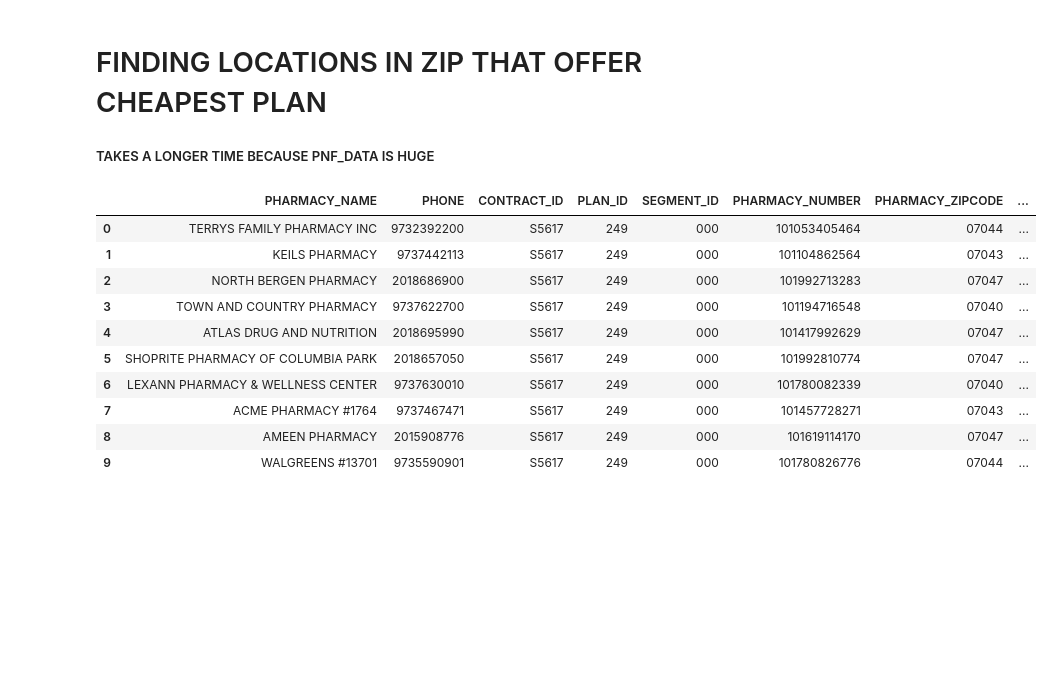
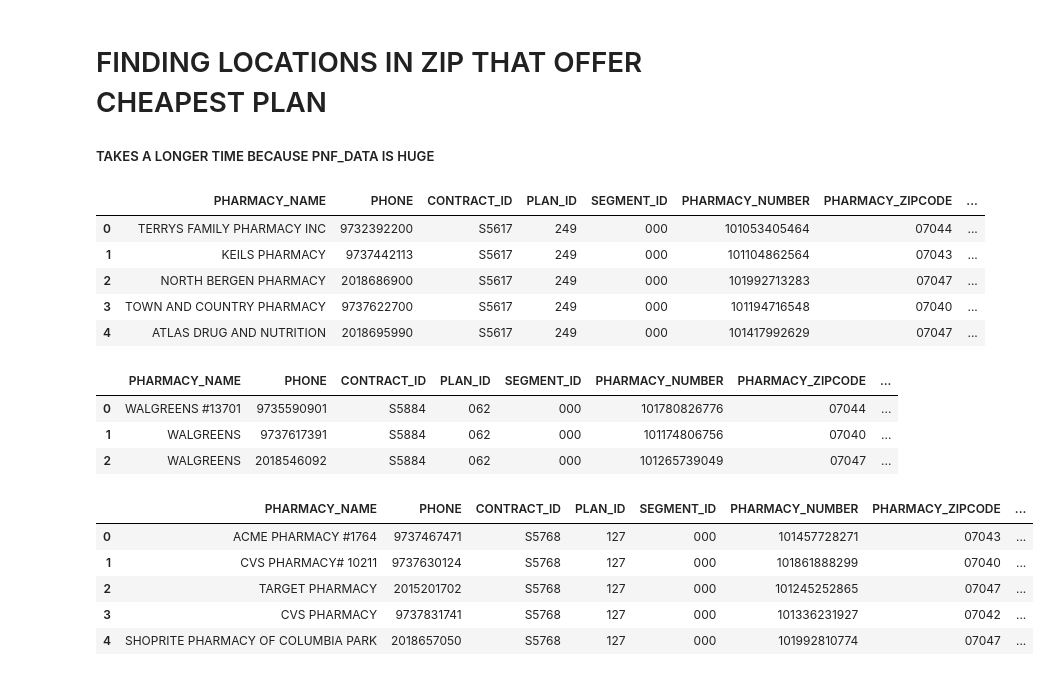
Before and after one commit to khayyamsaleem/medaccess, a Jupyter notebook: src/PDP_FINDER.ipynb, the cells around one changed output. Drawn from its saved outputs; the diff is of its cells as text; code cells hidden in the pictures; blank space fills up the shorter version.

```diff
--- a/src/PDP_FINDER.ipynb
+++ b/src/PDP_FINDER.ipynb
@@ -244,24 +244,30 @@ with pd.option_context('display.max_rows', None, 'display.max_columns', 22):
 # FINDING LOCATIONS IN ZIP THAT OFFER CHEAPEST PLAN
 ##### TAKES A LONGER TIME BECAUSE PNF_DATA IS HUGE
 # %%
-pd.read_sql("select NCPDP.PHARMACY_NAME, NCPDP.PHONE, PNF_DATA.* \
-             from NCPDP, PNF_DATA\
-             where PNF_DATA.CONTRACT_ID='"+out.iloc[0].CONTRACT_ID+"' and \
-                   cast(PNF_DATA.PLAN_ID as integer)="+str(out.iloc[0].PLAN_ID)+" and \
-                   cast(PNF_DATA.SEGMENT_ID as integer)="+str(out.iloc[0].SEGMENT_ID)+" and \
-                   PNF_DATA.PREFERRED_STATUS_RETAIL='Y' and \
-                   PNF_DATA.PHARMACY_ZIPCODE like '"+user_zip[:-1]+"%' and \
-                   NCPDP.NPI is substr(PNF_DATA.PHARMACY_NUMBER,3) \
-             limit 10",conn)
+for i in range(3):
+    display(pd.read_sql("select NCPDP.PHARMACY_NAME, NCPDP.PHONE, PNF_DATA.* \
+                 from NCPDP, PNF_DATA\
+                 where PNF_DATA.CONTRACT_ID='"+out.iloc[i].CONTRACT_ID+"' and \
+                       cast(PNF_DATA.PLAN_ID as integer)="+str(out.iloc[i].PLAN_ID)+" and \
+                       cast(PNF_DATA.SEGMENT_ID as integer)="+str(out.iloc[i].SEGMENT_ID)+" and \
+                       PNF_DATA.PREFERRED_STATUS_RETAIL='Y' and \
+                       PNF_DATA.PHARMACY_ZIPCODE like '"+user_zip[:-1]+"%' and \
+                       NCPDP.NPI is substr(PNF_DATA.PHARMACY_NUMBER,3) \
+                 limit 5",conn))
 # %% [output]
 |  | PHARMACY_NAME | PHONE | CONTRACT_ID | PLAN_ID | SEGMENT_ID | PHARMACY_NUMBER | PHARMACY_ZIPCODE | ... |
 | 0 | TERRYS FAMILY PHARMACY INC | 9732392200 | S5617 | 249 | 000 | 101053405464 | 07044 | ... |
 | 1 | KEILS PHARMACY | 9737442113 | S5617 | 249 | 000 | 101104862564 | 07043 | ... |
 | 2 | NORTH BERGEN PHARMACY | 2018686900 | S5617 | 249 | 000 | 101992713283 | 07047 | ... |
 | 3 | TOWN AND COUNTRY PHARMACY | 9737622700 | S5617 | 249 | 000 | 101194716548 | 07040 | ... |
 | 4 | ATLAS DRUG AND NUTRITION | 2018695990 | S5617 | 249 | 000 | 101417992629 | 07047 | ... |
-| 5 | SHOPRITE PHARMACY OF COLUMBIA PARK | 2018657050 | S5617 | 249 | 000 | 101992810774 | 07047 | ... |
-| 6 | LEXANN PHARMACY & WELLNESS CENTER | 9737630010 | S5617 | 249 | 000 | 101780082339 | 07040 | ... |
-| 7 | ACME PHARMACY #1764 | 9737467471 | S5617 | 249 | 000 | 101457728271 | 07043 | ... |
-| 8 | AMEEN PHARMACY | 2015908776 | S5617 | 249 | 000 | 101619114170 | 07047 | ... |
-| 9 | WALGREENS #13701 | 9735590901 | S5617 | 249 | 000 | 101780826776 | 07044 | ... |
+|  | PHARMACY_NAME | PHONE | CONTRACT_ID | PLAN_ID | SEGMENT_ID | PHARMACY_NUMBER | PHARMACY_ZIPCODE | ... |
+| 0 | WALGREENS #13701 | 9735590901 | S5884 | 062 | 000 | 101780826776 | 07044 | ... |
+| 1 | WALGREENS | 9737617391 | S5884 | 062 | 000 | 101174806756 | 07040 | ... |
+| 2 | WALGREENS | 2018546092 | S5884 | 062 | 000 | 101265739049 | 07047 | ... |
+|  | PHARMACY_NAME | PHONE | CONTRACT_ID | PLAN_ID | SEGMENT_ID | PHARMACY_NUMBER | PHARMACY_ZIPCODE | ... |
+| 0 | ACME PHARMACY #1764 | 9737467471 | S5768 | 127 | 000 | 101457728271 | 07043 | ... |
+| 1 | CVS PHARMACY# 10211 | 9737630124 | S5768 | 127 | 000 | 101861888299 | 07040 | ... |
+| 2 | TARGET PHARMACY | 2015201702 | S5768 | 127 | 000 | 101245252865 | 07047 | ... |
+| 3 | CVS PHARMACY | 9737831741 | S5768 | 127 | 000 | 101336231927 | 07042 | ... |
+| 4 | SHOPRITE PHARMACY OF COLUMBIA PARK | 2018657050 | S5768 | 127 | 000 | 101992810774 | 07047 | ... |
```
Also changed, not shown: 1 other file.
